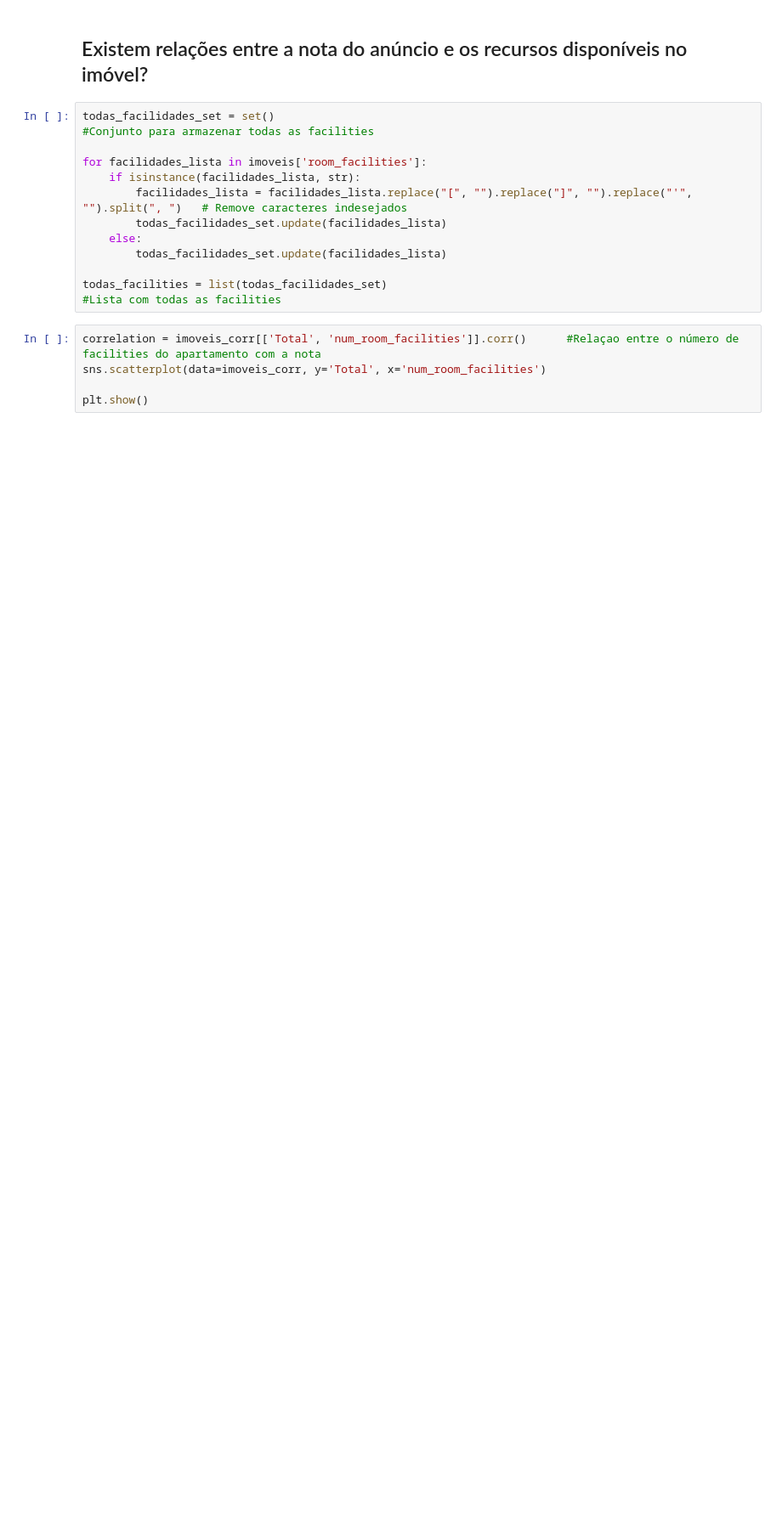
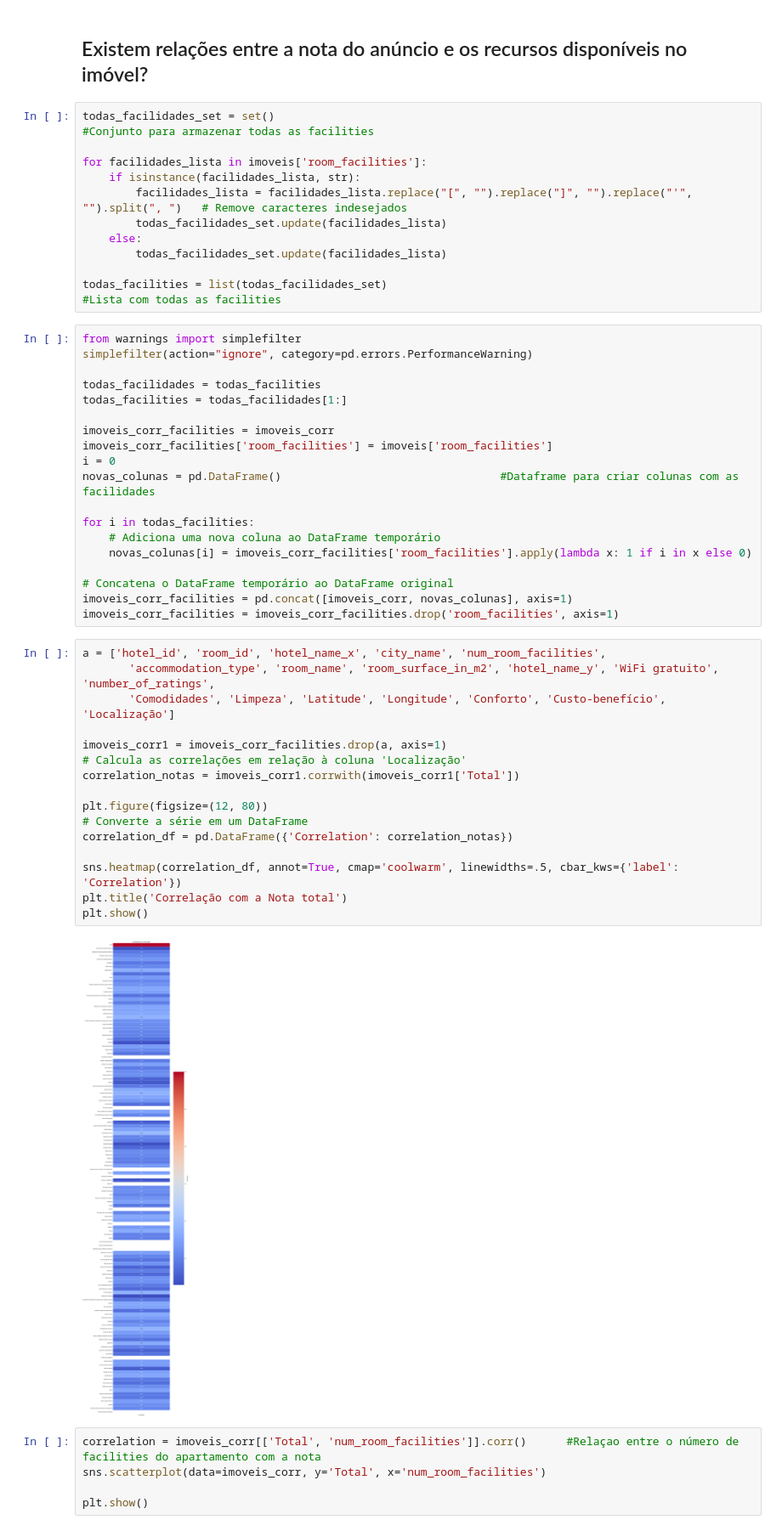
Before and after one commit to JoaoADAP/seazone-data-challenge, a Jupyter notebook: seazone-data-challenge.ipynb, the cells around one changed output. Shown at 85% size. Cells and saved outputs as stored; diff of their text form; blank space fills up the shorter version.

Commit message:
Kaggle Notebook | seazone_data_challenge | Version 4

```diff
--- a/seazone-data-challenge.ipynb
+++ b/seazone-data-challenge.ipynb
@@ -264,6 +260,43 @@ for facilidades_lista in imoveis['room_facilities']:
         todas_facilidades_set.update(facilidades_lista)
 
 todas_facilities = list(todas_facilidades_set)                                                                #Lista com todas as facilities
+# %%
+from warnings import simplefilter
+simplefilter(action="ignore", category=pd.errors.PerformanceWarning)
+
+todas_facilidades = todas_facilities
+todas_facilities = todas_facilidades[1:]
+
+imoveis_corr_facilities = imoveis_corr
+imoveis_corr_facilities['room_facilities'] = imoveis['room_facilities']
+i = 0
+novas_colunas = pd.DataFrame()                                 #Dataframe para criar colunas com as facilidades
+
+for i in todas_facilities:
+    # Adiciona uma nova coluna ao DataFrame temporário
+    novas_colunas[i] = imoveis_corr_facilities['room_facilities'].apply(lambda x: 1 if i in x else 0)
+
+# Concatena o DataFrame temporário ao DataFrame original
+imoveis_corr_facilities = pd.concat([imoveis_corr, novas_colunas], axis=1)
+imoveis_corr_facilities = imoveis_corr_facilities.drop('room_facilities', axis=1)
+# %%
+a = ['hotel_id', 'room_id', 'hotel_name_x', 'city_name', 'num_room_facilities',
+       'accommodation_type', 'room_name', 'room_surface_in_m2', 'hotel_name_y', 'WiFi gratuito', 'number_of_ratings',
+       'Comodidades', 'Limpeza', 'Latitude', 'Longitude', 'Conforto', 'Custo-benefício', 'Localização']
+
+imoveis_corr1 = imoveis_corr_facilities.drop(a, axis=1)
+# Calcula as correlações em relação à coluna 'Localização'
+correlation_notas = imoveis_corr1.corrwith(imoveis_corr1['Total'])
+
+plt.figure(figsize=(12, 80))
+# Converte a série em um DataFrame
+correlation_df = pd.DataFrame({'Correlation': correlation_notas})
+
+sns.heatmap(correlation_df, annot=True, cmap='coolwarm', linewidths=.5, cbar_kws={'label': 'Correlation'})
+plt.title('Correlação com a Nota total')
+plt.show()
+# %% [output]
+[figure, added]
 # %%
 correlation = imoveis_corr[['Total', 'num_room_facilities']].corr()      #Relaçao entre o número de facilities do apartamento com a nota
 sns.scatterplot(data=imoveis_corr, y='Total', x='num_room_facilities')
```
Also changed, not shown: parts of 12 cells of this notebook.
